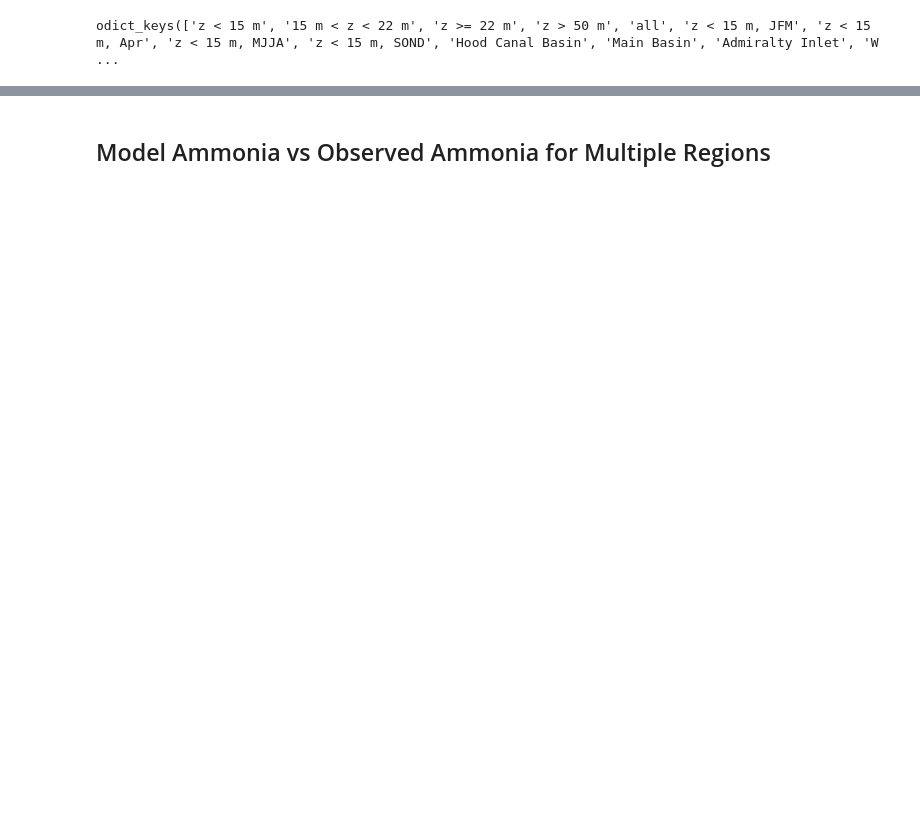
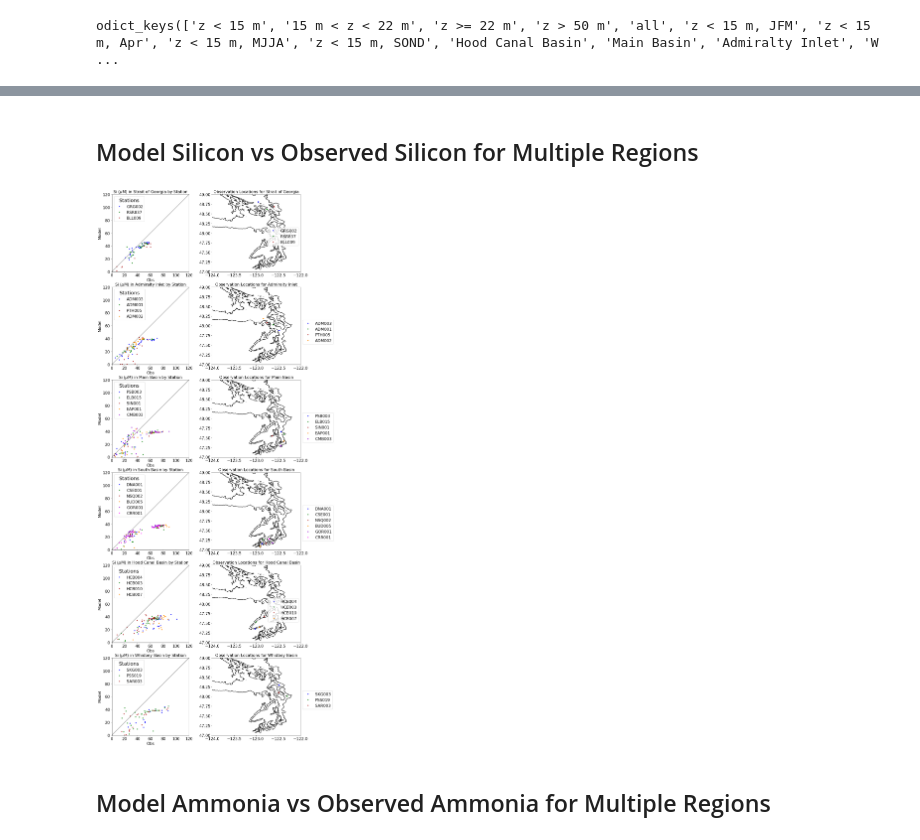
Before and after one commit to SalishSeaCast/analysis-keegan, a Jupyter notebook: notebooks/Evaluations/By_Region.ipynb, the cells around one changed output, grey strips where cells are left out. Drawn from its saved outputs; the diff is of its cells as text; code cells hidden in the pictures; blank space fills up the shorter version.

```diff
--- a/notebooks/Evaluations/By_Region.ipynb
+++ b/notebooks/Evaluations/By_Region.ipynb
@@ -247,20 +307,13 @@ def byDepth(ax,obsvar,modvar,lims):
     ax.set_aspect(1)
     return ps,l
 
-def byRegion(ax,obsvar,modvar,lims,sep = False,region = 'not'):
+def byRegion(ax,obsvar,modvar,lims,year):
     ps=[]
-    if sep == False:
-        for ind, iregion in enumerate(data.Basin.unique()):
-            ax.plot(datreg[iregion]['Lon'], datreg[iregion]['Lat'],'.',
-                    color = colors[ind], label=iregion)
-            ps0=et.varvarPlot(ax,datreg[iregion],obsvar,modvar,
-                              cols=(colors[ind],),lname=iregion)
-            ps.append(ps0)
-    elif sep == True:
-        ax.plot(datreg[region]['Lon'], datreg[region]['Lat'],'.',
-                    color = colors[np.random.randint(0,10)], label=region)
-        ps0=et.varvarPlot(ax,datreg[region],obsvar,modvar,
-                          cols=(colors[np.random.randint(0,10)],),lname=region)
+    for ind, iregion in enumerate(data[data.dtUTC.dt.year==year].Basin.unique()):
+        ax.plot(datyearreg[year][iregion]['Lon'], datyearreg[year][iregion]['Lat'],'.',
+                color = colors[ind], label=iregion)
+        ps0=et.varvarPlot(ax,datyearreg[year][iregion],obsvar,modvar,
+                        cols=(colors[ind],),lname=iregion)
         ps.append(ps0)
     l=ax.legend(handles=[ip[0][0] for ip in ps])
     ax.set_xlabel('Obs')
@@ -271,12 +324,12 @@ def byRegion(ax,obsvar,modvar,lims,sep = False,region = 'not'):
     ax.set_aspect(1)
     return ps,l
 
-def byStation(ax,obsvar,modvar,lims,region,Map=False):
+def byStation(ax,obsvar,modvar,lims,region,year):
     ps=[]
-    for ind, istation in enumerate(data[data['Basin'] == region].Station.unique()):
-        ax.plot(datstat[istation]['Lon'], datstat[istation]['Lat'],'.',
+    for ind, istation in enumerate(data[(data.dtUTC.dt.year==year) & (data['Basin'] == region)].Station.unique()):
+        ax.plot(datyearstat[year][istation]['Lon'], datyearstat[year][istation]['Lat'],'.',
                     color = colors[ind], label=istation)
-        ps0=et.varvarPlot(ax,datstat[istation],obsvar,modvar,
+        ps0=et.varvarPlot(ax,datyearstat[year][istation],obsvar,modvar,
                             cols=(colors[ind],),lname=istation)
         ps.append(ps0)
     l=ax.legend(title='Stations',title_fontsize=20,handles=[ip[0][0] for ip in ps])
@@ -333,2 +432,13 @@ odict_keys(['z < 15 m', '15 m < z < 22 m', 'z >= 22 m', 'z > 50 m', 'all', 'z <
+# %% [markdown]
+## Model Silicon vs Observed Silicon for Multiple Regions
+# %%
+obsvar='Si'
+modvar='mod_silicon'
+regions=['Strait of Georgia','Admiralty Inlet','Main Basin','South Basin','Hood Canal Basin','Whidbey Basin']
+figrange=(0,120)
+
+multi_station_graph(figrange,obsvar,modvar,regions,year)
+# %% [output]
+[figure, added]
 # %% [markdown]
 ## Model Ammonia vs Observed Ammonia for Multiple Regions
```
Also changed, not shown: parts of 26 cells of this notebook, 5 other files.
